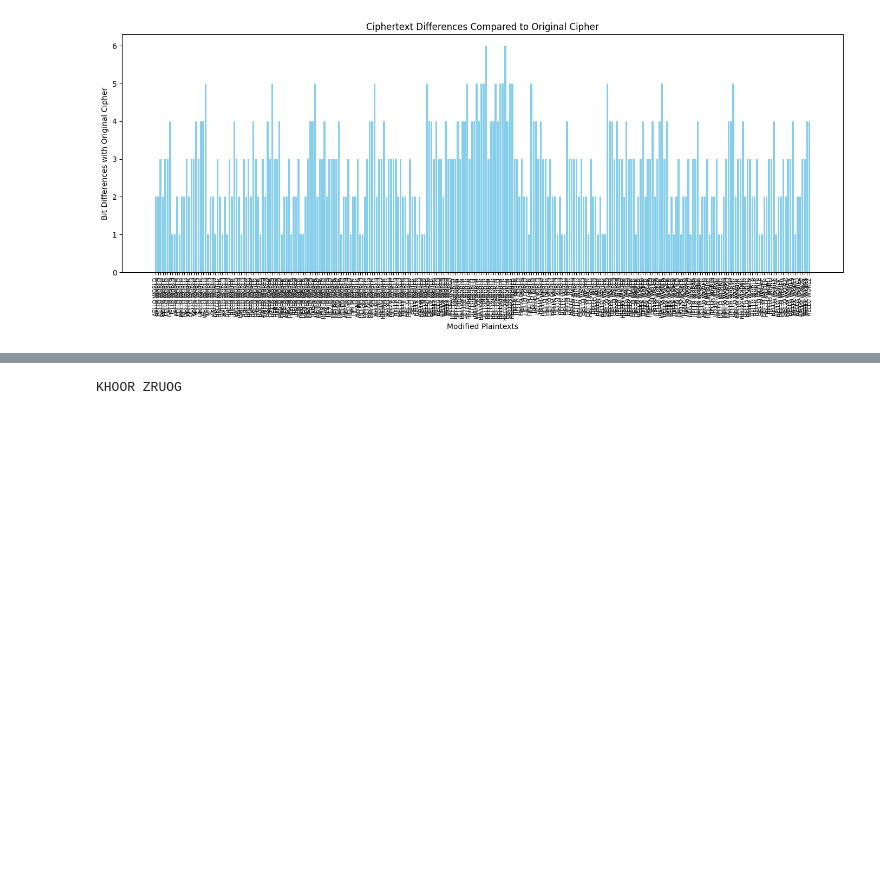
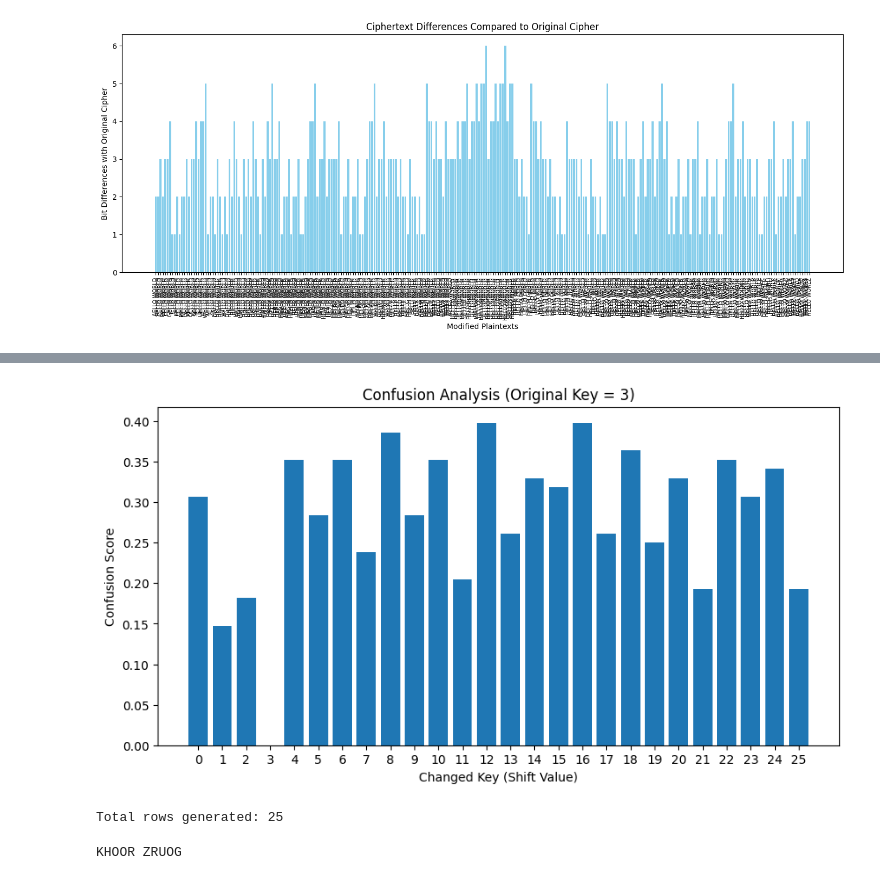
Before and after one commit to AshakUmesh/Learn-Python, a Jupyter notebook: Ciphers/IS_Ciphers.ipynb, the cells around one changed output, grey strips where cells are left out. Drawn from its saved outputs; the diff is of its cells as text; code cells hidden in the pictures; blank space fills up the shorter version.

Commit message:
Updated shift ciphers

```diff
--- a/Ciphers/IS_Ciphers.ipynb
+++ b/Ciphers/IS_Ciphers.ipynb
@@ -100,3 +99,78 @@ plt.tight_layout()
 plt.show()
 # %% [output]
 [figure]
+# %%
+import pandas as pd
+import matplotlib.pyplot as plt
+
+# Shift cipher
+def shift_cipher_encrypt(text, shift=3):
+    result = ""
+    for char in text:
+        if char.isalpha():
+            base = ord('A') if char.isupper() else ord('a')
+            result += chr((ord(char) - base + shift) % 26 + base)
+        else:
+            result += char
+    return result
+
+# Hamming distance (bit-level)
+def hamming_distance_bits(s1, s2):
+    xor_result = [ord(a) ^ ord(b) for a, b in zip(s1, s2)]
+    return sum(bin(x).count('1') for x in xor_result)
+
+# Confusion score
+def confusion_score(s1, s2):
+    return hamming_distance_bits(s1, s2) / (len(s1) * 8)
+
+# Fixed plaintext
+plaintext = "HELLO WORLD"
+
+# Encrypt with original key
+original_key = 3
+original_cipher = shift_cipher_encrypt(plaintext, shift=original_key)
+
+# Results storage
+results = []
+bits_total = len(original_cipher) * 8
+
+# Try all possible keys (0–25)
+for key in range(26):
+    if key == original_key:
+        continue  # skip identical key
+
+    var_cipher = shift_cipher_encrypt(plaintext, shift=key)
+
+    bit_diff = hamming_distance_bits(original_cipher, var_cipher)
+    bit_same = bits_total - bit_diff
+    score = confusion_score(original_cipher, var_cipher)
+
+    results.append({
+        'Original Key': original_key,
+        'Changed Key': key,
+        'Ciphertext (Changed Key)': var_cipher,
+        'Bit Differences': bit_diff,
+        'Bit Same': bit_same,
+        'Confusion Score': score
+    })
+
+# Convert to DataFrame
+df = pd.DataFrame(results)
+
+# ✅ Print table
+pd.set_option("display.max_rows", None)
+pd.set_option("display.max_columns", None)
+pd.set_option("display.width", 200)
+print(df)
+
+# ✅ Graph: Confusion Score vs. Changed Key
+plt.figure(figsize=(10,5))
+plt.bar(df["Changed Key"], df["Confusion Score"])
+plt.xlabel("Changed Key (Shift Value)")
+plt.ylabel("Confusion Score")
+plt.title(f"Confusion Analysis (Original Key = {original_key})")
+plt.xticks(range(26))
+plt.show()
+
+print("\nTotal rows generated:", df.shape[0])
+# %% [output]
@@ -103,3 +194,5 @@ plt.show()
+[figure, added]
+Total rows generated: 25
 # %%
 # %% [output]
 KHOOR ZRUOG
```
Also changed, not shown: parts of 2 cells of this notebook.
